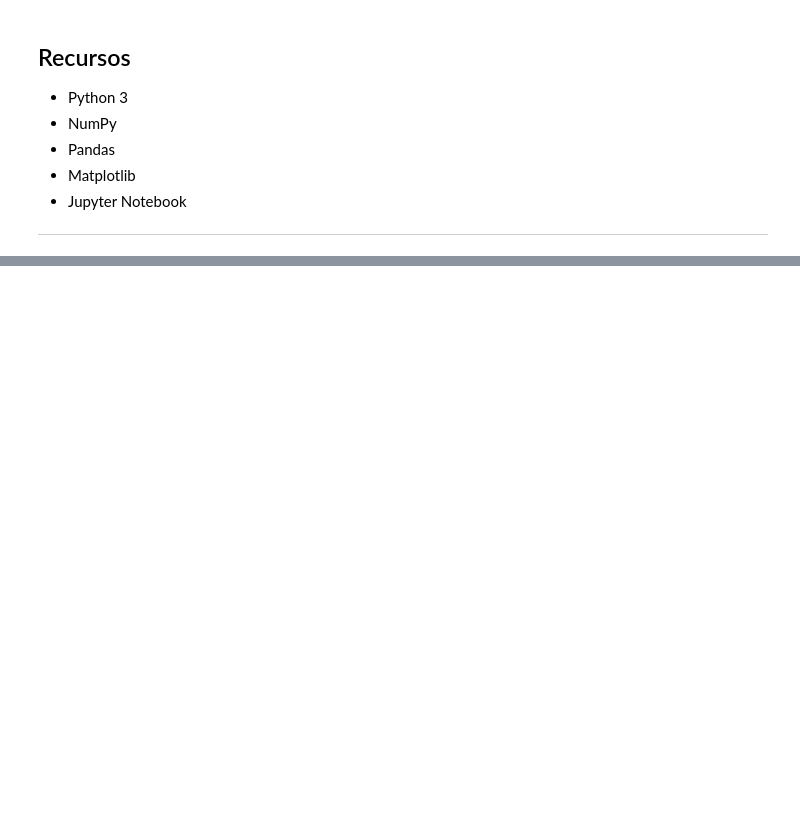
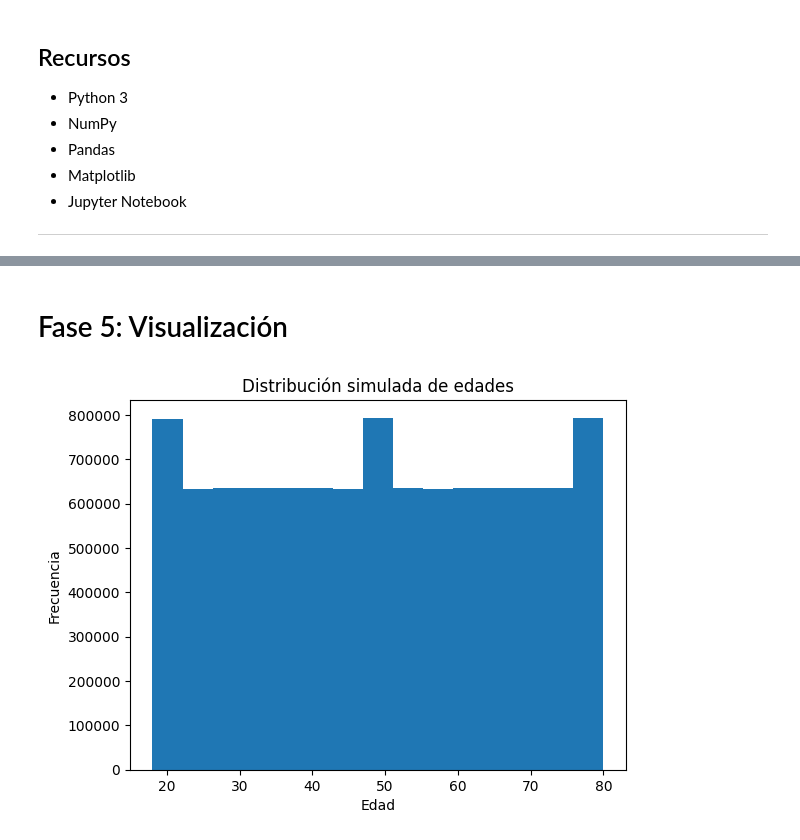
Before and after one commit to marco-canas/curso_analisis_datos_sociales_con_estratificacion, a Jupyter notebook: 1_clases/1_clase/apendice/1_randint.ipynb, the cells around one changed output, grey strips where cells are left out. Cells and saved outputs as stored; diff of their text form; code cells hidden in the pictures; blank space fills up the shorter version.

Commit message:
video de apoyo a la lectura de randint()

```diff
--- a/1_clases/1_clase/apendice/1_randint.ipynb
+++ b/1_clases/1_clase/apendice/1_randint.ipynb
@@ -251,0 +409,3 @@ Si deseas, en el próximo mensaje puedo:
+# %%
+edades = np.random.randint(low = 18, high = 81, size=10_000_000)
+edades
@@ -251,0 +438,14 @@ Si deseas, en el próximo mensaje puedo:
+# %% [markdown]
+
+# Fase 5: Visualización
+# %%
+import matplotlib.pyplot as plt
+
+plt.hist(edades, bins=15)
+plt.xlabel("Edad")
+plt.ylabel("Frecuencia")
+plt.title("Distribución simulada de edades")
+plt.savefig(r"C:\Users\marco\Downloads\histograma_edades.png")
+plt.show()
+# %% [output]
+[figure, added]
```
Also changed, not shown: parts of 86 cells of this notebook, 2 other files.
